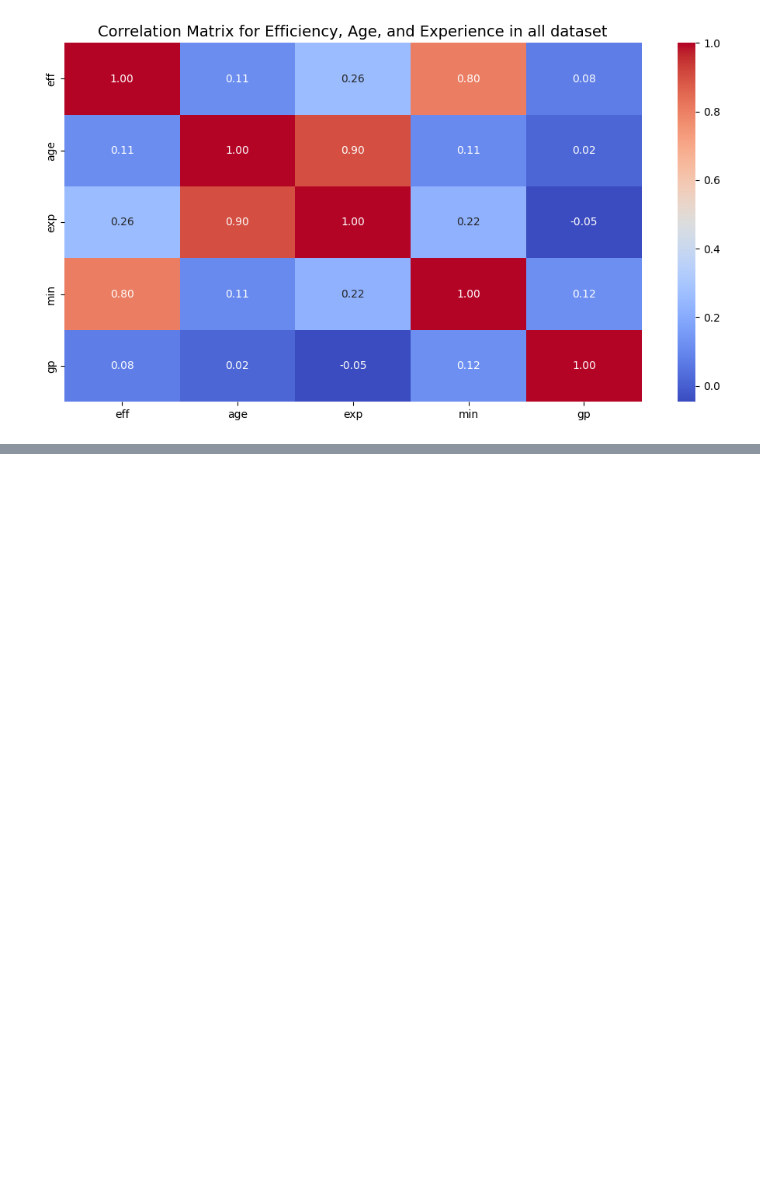
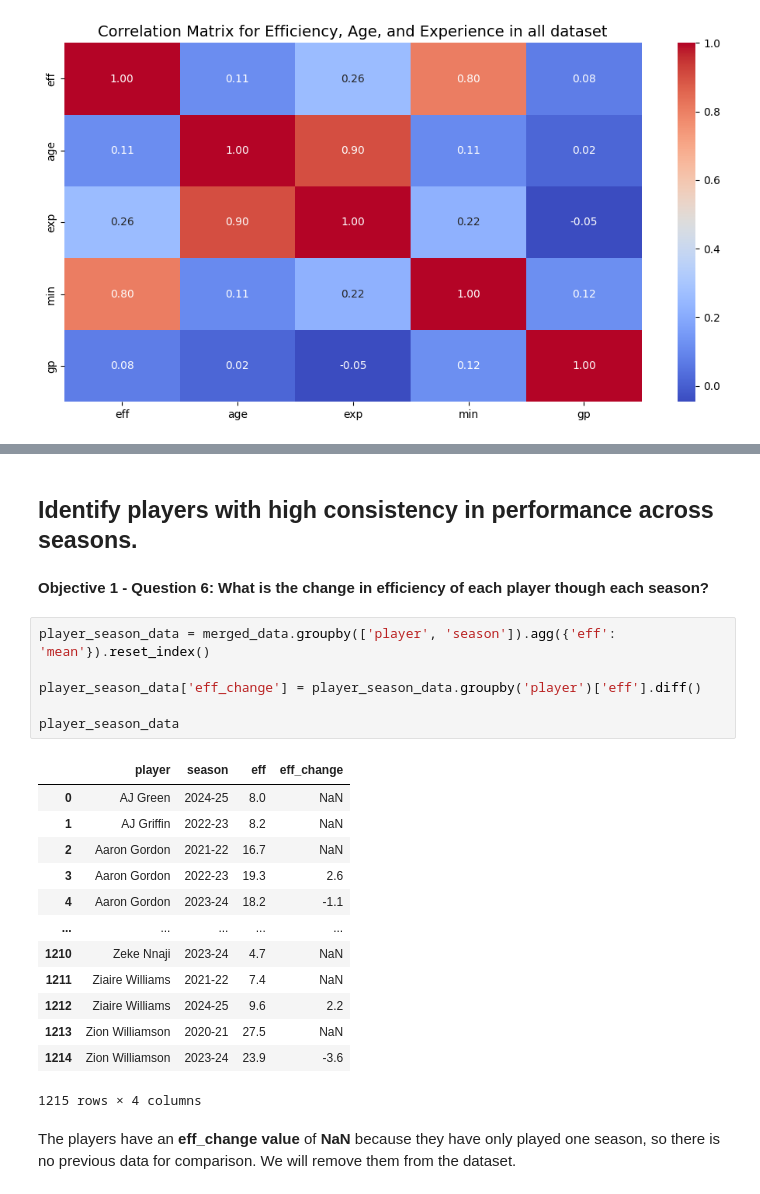
Before and after one commit to chocoCaro/Intro_DS, a Jupyter notebook: [data4life]_final.ipynb, the cells around one changed output, grey strips where cells are left out. Drawn from its saved outputs; the diff is of its cells as text; blank space fills up the shorter version.

```diff
--- a/[data4life]_final.ipynb
+++ b/[data4life]_final.ipynb
@@ -583,0 +538,26 @@ plt.show()
+# %% [markdown]
+## **Identify players with high consistency in performance across seasons.**
+# %% [markdown]
+**Objective 1 - Question 6: What is the change in efficiency of each player though each season?**
+# %%
+player_season_data = merged_data.groupby(['player', 'season']).agg({'eff': 'mean'}).reset_index()
+
+player_season_data['eff_change'] = player_season_data.groupby('player')['eff'].diff()
+
+player_season_data
+# %% [output]
+|  | player | season | eff | eff_change |
+| 0 | AJ Green | 2024-25 | 8.0 | NaN |
+| 1 | AJ Griffin | 2022-23 | 8.2 | NaN |
+| 2 | Aaron Gordon | 2021-22 | 16.7 | NaN |
+| 3 | Aaron Gordon | 2022-23 | 19.3 | 2.6 |
+| 4 | Aaron Gordon | 2023-24 | 18.2 | -1.1 |
+| ... | ... | ... | ... | ... |
+| 1210 | Zeke Nnaji | 2023-24 | 4.7 | NaN |
+| 1211 | Ziaire Williams | 2021-22 | 7.4 | NaN |
+| 1212 | Ziaire Williams | 2024-25 | 9.6 | 2.2 |
+| 1213 | Zion Williamson | 2020-21 | 27.5 | NaN |
+| 1214 | Zion Williamson | 2023-24 | 23.9 | -3.6 |
+1215 rows × 4 columns
+# %% [markdown]
+The players have an **eff_change value** of **NaN** because they have only played one season, so there is no previous data for comparison. We will remove them from the dataset.
```
Also changed, not shown: parts of 44 cells of this notebook.
